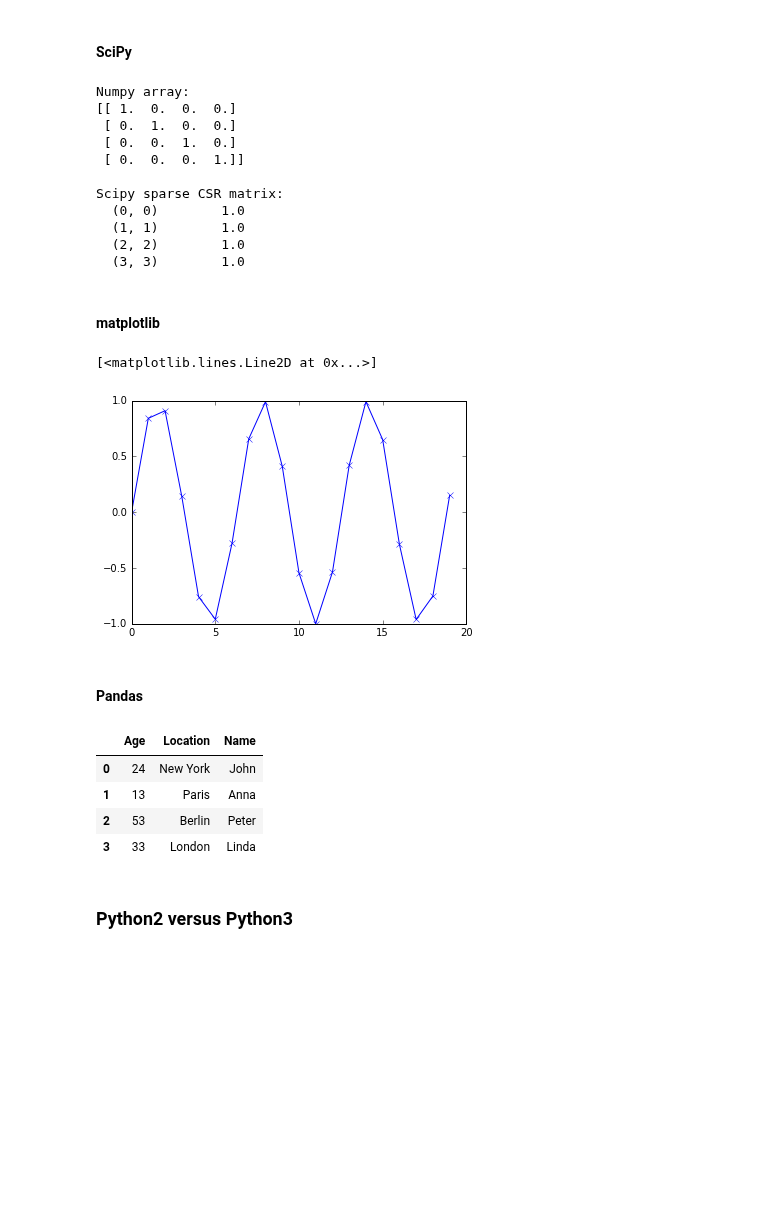
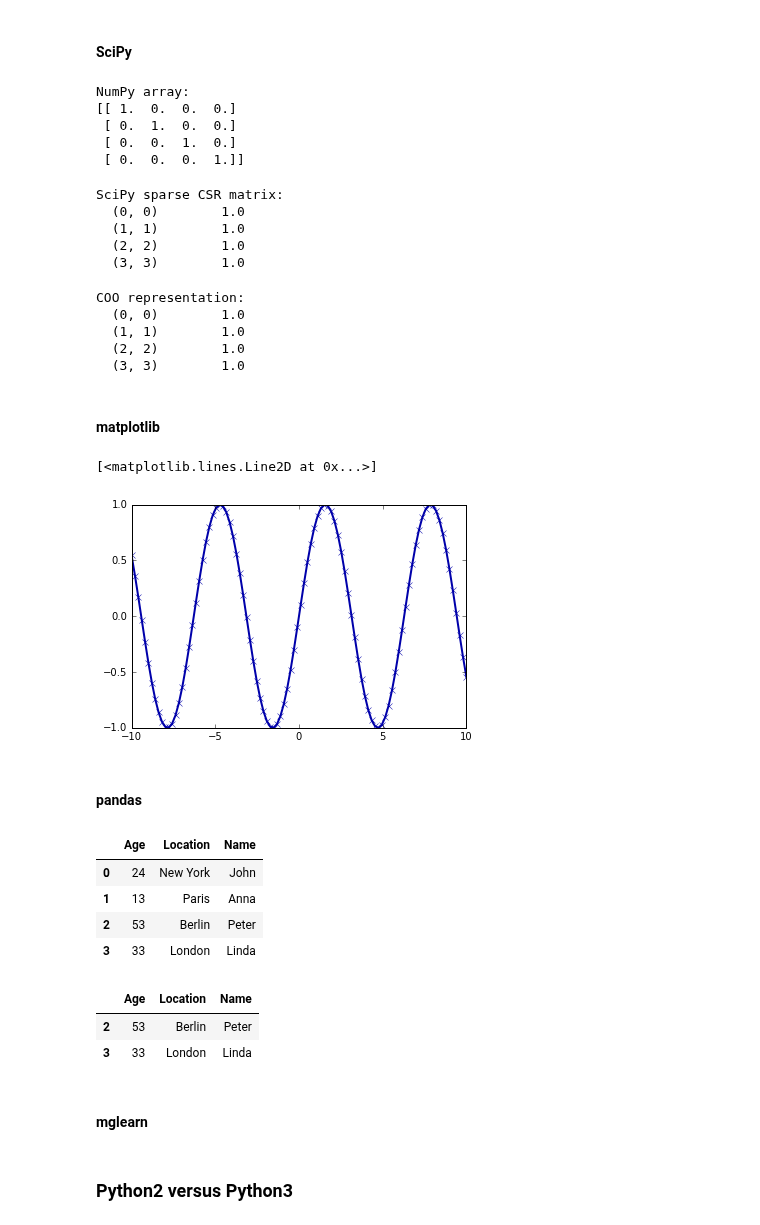
Before and after one commit to amueller/introduction_to_ml_with_python, a Jupyter notebook: 01-introduction.ipynb, the cells around one changed output. Cells and saved outputs as stored; diff of their text form; code cells hidden in the pictures; blank space fills up the shorter version.

```diff
--- a/01-introduction.ipynb
+++ b/01-introduction.ipynb
@@ -31,46 +28,58 @@ array([[1, 2, 3],
        [4, 5, 6]])
 # %% [markdown]
 #### SciPy
+# %%
+from scipy import sparse
+
+# create a 2d NumPy array with a diagonal of ones, and zeros everywhere else
+eye = np.eye(4)
+print("NumPy array:\n%s" % eye)
+# %% [output]
+NumPy array:
+[[ 1.  0.  0.  0.]
+ [ 0.  1.  0.  0.]
+ [ 0.  0.  1.  0.]
+ [ 0.  0.  0.  1.]]
 # %%
-from scipy import sparse
-
-# create a 2d numpy array with a diagonal of ones, and zeros everywhere else
-eye = np.eye(4)
-print("Numpy array:\n%s" % eye)
-
-# convert the numpy array to a scipy sparse matrix in CSR format
+# convert the NumPy array to a SciPy sparse matrix in CSR format
 # only the non-zero entries are stored
 sparse_matrix = sparse.csr_matrix(eye)
-print("\nScipy sparse CSR matrix:\n%s" % sparse_matrix)
+print("\nSciPy sparse CSR matrix:\n%s" % sparse_matrix)
 # %% [output]
-Numpy array:
-[[ 1.  0.  0.  0.]
- [ 0.  1.  0.  0.]
- [ 0.  0.  1.  0.]
- [ 0.  0.  0.  1.]]
-
-Scipy sparse CSR matrix:
+SciPy sparse CSR matrix:
   (0, 0)        1.0
   (1, 1)        1.0
   (2, 2)        1.0
   (3, 3)        1.0
+# %%
+data = np.ones(4)
+row_indices = np.arange(4)
+col_indices = np.arange(4)
+eye_coo = sparse.coo_matrix((data, (row_indices, col_indices)))
+print("COO representation:\n%s" % eye_coo)
+# %% [output]
+COO representation:
+  (0, 0)        1.0
+  (1, 1)        1.0
+  (2, 2)        1.0
+  (3, 3)        1.0
 # %% [markdown]
 #### matplotlib
 # %%
 %matplotlib inline
 import matplotlib.pyplot as plt
 
-# Generate a sequence of integers
-x = np.arange(20)
+# Generate a sequence numbers from -10 to 10 with 100 steps in between
+x = np.linspace(-10, 10, 100)
 # create a second array using sinus
 y = np.sin(x)
 # The plot function makes a line chart of one array against another
 plt.plot(x, y, marker="x")
 # %% [output]
 [<matplotlib.lines.Line2D at 0x...>]
-[figure, old version]
+[figure, new version]
 # %% [markdown]
-#### Pandas
+#### pandas
 # %%
 import pandas as pd
 
@@ -88,6 +97,16 @@ data_pandas
 | 1 | 13 | Paris | Anna |
 | 2 | 53 | Berlin | Peter |
 | 3 | 33 | London | Linda |
+# %%
+# One of many possible ways to query the table:
+# selecting all rows that have an age column greate than 30
+data_pandas[data_pandas.Age > 30]
+# %% [output]
+|  | Age | Location | Name |
+| 2 | 53 | Berlin | Peter |
+| 3 | 33 | London | Linda |
+# %% [markdown]
+#### mglearn
 # %% [markdown]
 ### Python2 versus Python3
 # %% [markdown]
```
Also changed, not shown: parts of 27 cells of this notebook, 29 other files.
